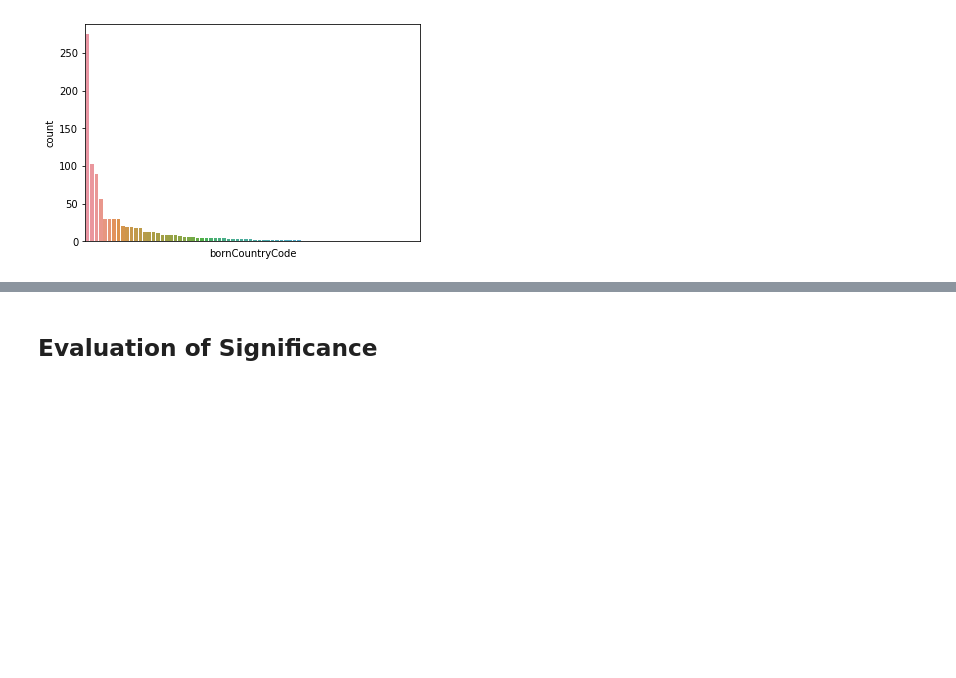
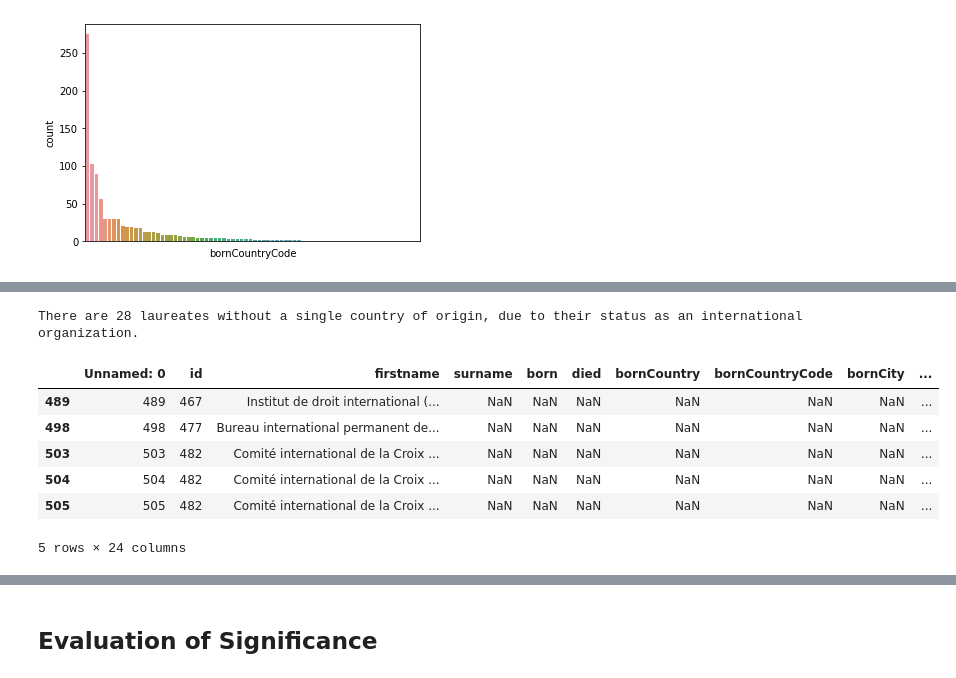
Before and after one commit to qbello22/2950-Project, a Jupyter notebook: Nobel Laureates - Phase IV.ipynb, the cells around one changed output, grey strips where cells are left out. Drawn from its saved outputs; the diff is of its cells as text; code cells hidden in the pictures; blank space fills up the shorter version.

```diff
--- a/Nobel Laureates - Phase IV.ipynb
+++ b/Nobel Laureates - Phase IV.ipynb
@@ -214,0 +235,13 @@ This plot shows an immense disparity between countries, with the sharp (negative
+# %%
+nobel_data_countries = nobel_data
+print("There are " + str(nobel_data_countries['bornCountryCode'].isna().sum()) + " laureates without a single country of origin, due to their status as an international organization.")
+nobel_data_countries.loc[nobel_data_countries['bornCountryCode'].isna()].head()
+# %% [output]
+There are 28 laureates without a single country of origin, due to their status as an international organization.
+|  | Unnamed: 0 | id | firstname | surname | born | died | bornCountry | bornCountryCode | bornCity | ... |
+| 489 | 489 | 467 | Institut de droit international (... | NaN | NaN | NaN | NaN | NaN | NaN | ... |
+| 498 | 498 | 477 | Bureau international permanent de... | NaN | NaN | NaN | NaN | NaN | NaN | ... |
+| 503 | 503 | 482 | Comité international de la Croix ... | NaN | NaN | NaN | NaN | NaN | NaN | ... |
+| 504 | 504 | 482 | Comité international de la Croix ... | NaN | NaN | NaN | NaN | NaN | NaN | ... |
+| 505 | 505 | 482 | Comité international de la Croix ... | NaN | NaN | NaN | NaN | NaN | NaN | ... |
+5 rows × 24 columns
```
Also changed, not shown: parts of 10 cells of this notebook, 1 other file.
